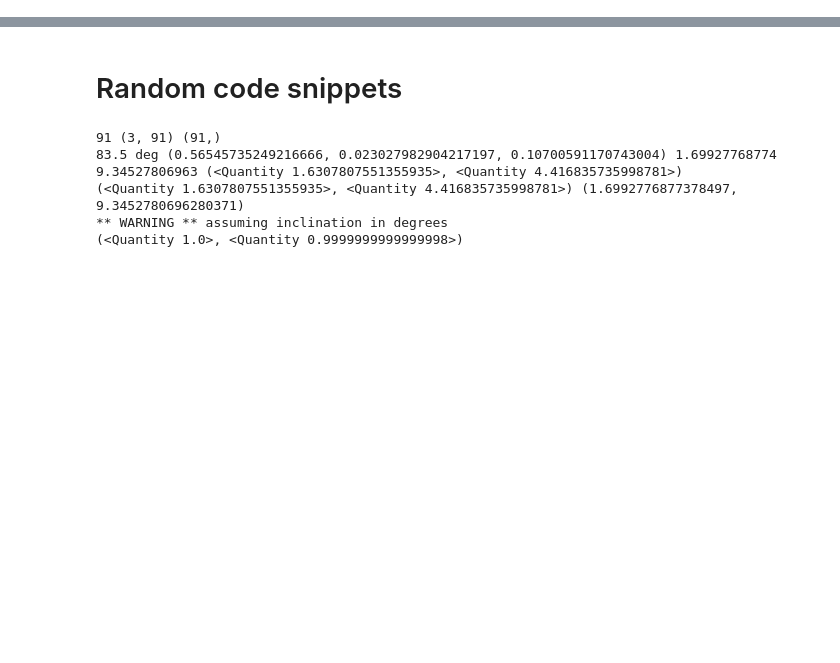
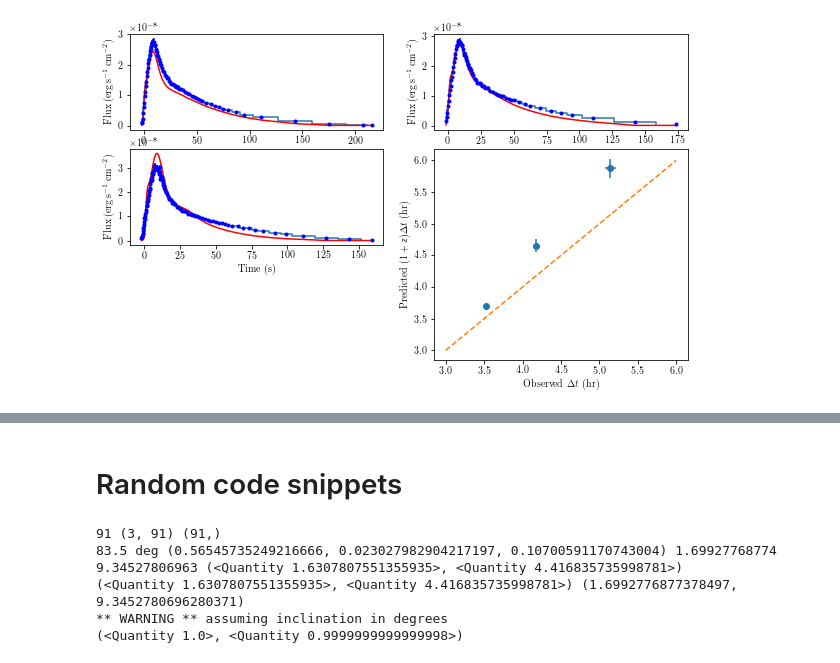
Before and after one commit to outs1der/concord, a Jupyter notebook: Burst class for MINBAR.ipynb, the cells around one changed output, grey strips where cells are left out. Cells and saved outputs as stored; diff of their text form; code cells hidden in the pictures; blank space fills up the shorter version.

```diff
--- a/Burst class for MINBAR.ipynb
+++ b/Burst class for MINBAR.ipynb
@@ -100,0 +286,89 @@ print (c.comments)
+# %%
+from matplotlib import gridspec
+
+def plot_comparison(obs,models,param=None,sampler=None,ibest=None):
+
+# Need to specify at least one of param, sampler
+
+    assert ((param != None) | (sampler != None))
+
+    if param == None:
+
+# If no parameters are specified, try to get the best example
+# from the sampler object
+
+        if ibest == None:
+
+# Identify the maximum probability set of parameters
+
+            chain_shape = np.shape(sampler.lnprobability)
+            imax = np.argmax(sampler.lnprobability)
+            ibest = np.unravel_index(imax,chain_shape)
+
+# print (imax,chain_shape,ibest)
+        prob_max = sampler.lnprobability[ibest]
+        _param_best = sampler.chain[ibest[0],ibest[1],:]
+
+    else:
+
+# Just use the supplied parameters
+
+        _param_best = param
+
+    param_best = apply_units(_param_best)
+    print ('Got parameter set for plotting: ',param_best)
+
+# Want to have a check here in case there are other than 3 models & obs
+# to compare
+
+    n = len(obs)
+    assert (n == 3)
+
+    b1, b2, b3 = obs
+    m1, m2, m3 = models
+
+# See http://matplotlib.org/users/gridspec.html for documentation
+
+    fig = plt.figure()
+    gs = gridspec.GridSpec(3,2)
+
+# plot the model comparisons. Should really do a loop here, but not sure
+# exactly how
+
+    ax1 = fig.add_subplot(gs[0,0])
+    b1.compare(m1,param_best,plot=True,subplot=False)
+
+    ax2 = fig.add_subplot(gs[0,1])
+    b2.compare(m2,param_best,plot=True,subplot=False)
+
+    ax3 = fig.add_subplot(gs[1,0])
+    b3.compare(m3,param_best,plot=True,subplot=False)
+
+# Now assemlbe the tdel values for plotting. This is a bit clumsy
+
+    x = np.zeros(n)
+    xerr = np.zeros(n)
+    y = np.zeros(n)
+    yerr = np.zeros(n)
+    for i, burst in enumerate(obs):
+        x[i] = burst.tdel.value
+        xerr[i] = burst.tdel_err.value
+        y[i] = models[i].tdel.value*param_best[2]
+        yerr[i] = models[i].tdel_err.value*param_best[2]
+
+#    print (x,xerr,y,yerr)
+#    print (type(x))
+#    print (type(b1.tdel),type(m1.tdel))
+
+    ax4 = fig.add_subplot(gs[1:,-1])
+    ax4.errorbar(x,y,xerr=xerr,yerr=yerr,fmt='o')
+    ax4.plot([3,6],[3,6],'--')
+    ax4.set_xlabel('Observed $\Delta t$ (hr)')
+    ax4.set_ylabel('Predicted $(1+z)\Delta t$ (hr)')
+
+    fig.set_size_inches(10,6)
+
+# and let's try it out!
+
+plot_comparison(obs,models,sampler=sampler)
+# %% [output]
@@ -100,0 +376 @@ print (c.comments)
+[figure, added]
```
Also changed, not shown: parts of 31 cells of this notebook, 2 other files.
